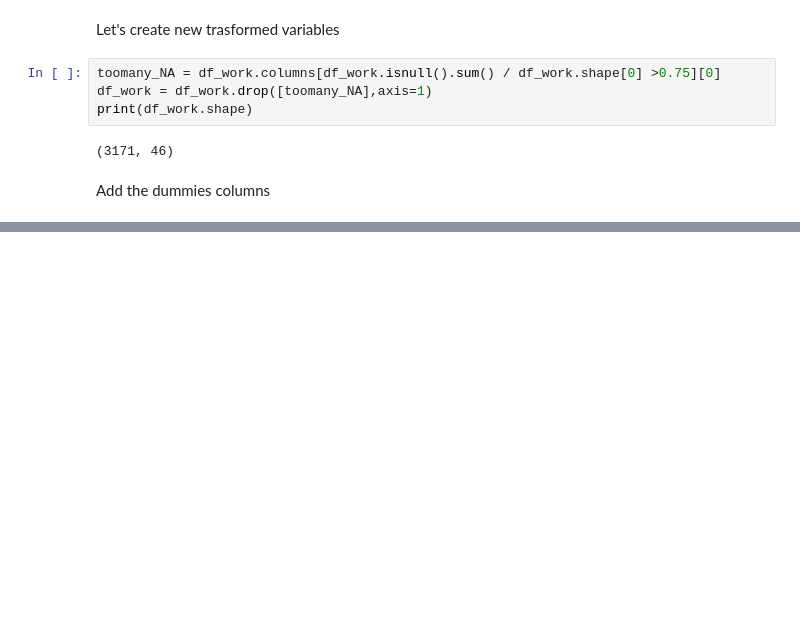
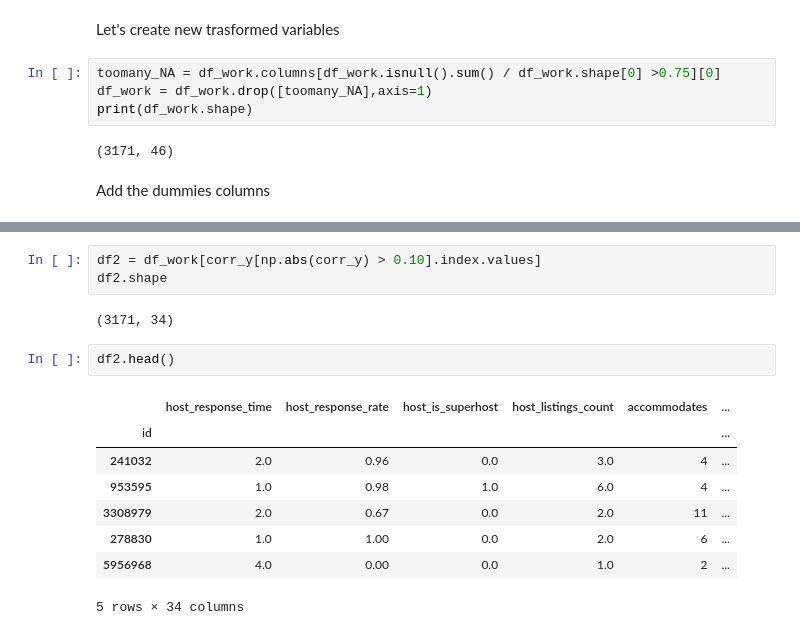
Before and after one commit to aeusepi/Project, a Jupyter notebook: Airbnb.ipynb, the cells around one changed output, grey strips where cells are left out. Drawn from its saved outputs; the diff is of its cells as text; blank space fills up the shorter version.

```diff
--- a/Airbnb.ipynb
+++ b/Airbnb.ipynb
@@ -496,0 +555,16 @@ AttributeError: module 'DataPrepFunctions' has no attribute 'convert_neighbourho
+# %%
+df2 = df_work[corr_y[np.abs(corr_y) > 0.10].index.values]
+df2.shape
+# %% [output]
+(3171, 34)
+# %%
+df2.head()
+# %% [output]
+|  | host_response_time | host_response_rate | host_is_superhost | host_listings_count | accommodates | ... |
+| id |  |  |  |  |  | ... |
+| 241032 | 2.0 | 0.96 | 0.0 | 3.0 | 4 | ... |
+| 953595 | 1.0 | 0.98 | 1.0 | 6.0 | 4 | ... |
+| 3308979 | 2.0 | 0.67 | 0.0 | 2.0 | 11 | ... |
+| 278830 | 1.0 | 1.00 | 0.0 | 2.0 | 6 | ... |
+| 5956968 | 4.0 | 0.00 | 0.0 | 1.0 | 2 | ... |
+5 rows × 34 columns
```
Also changed, not shown: parts of 12 cells of this notebook.
